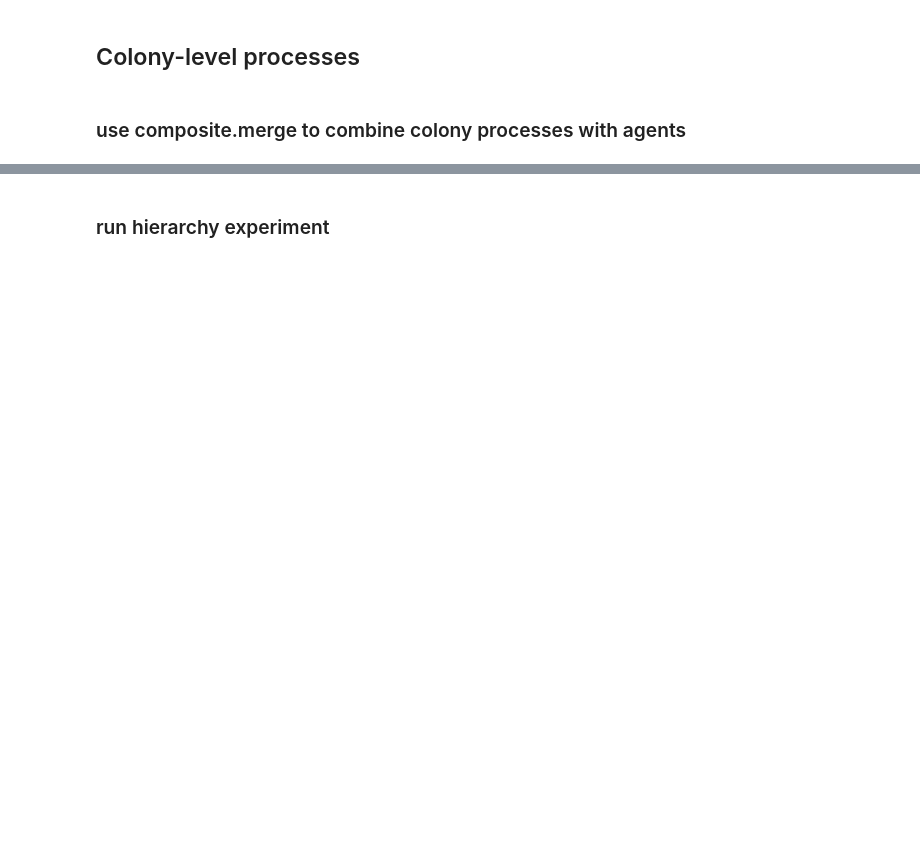
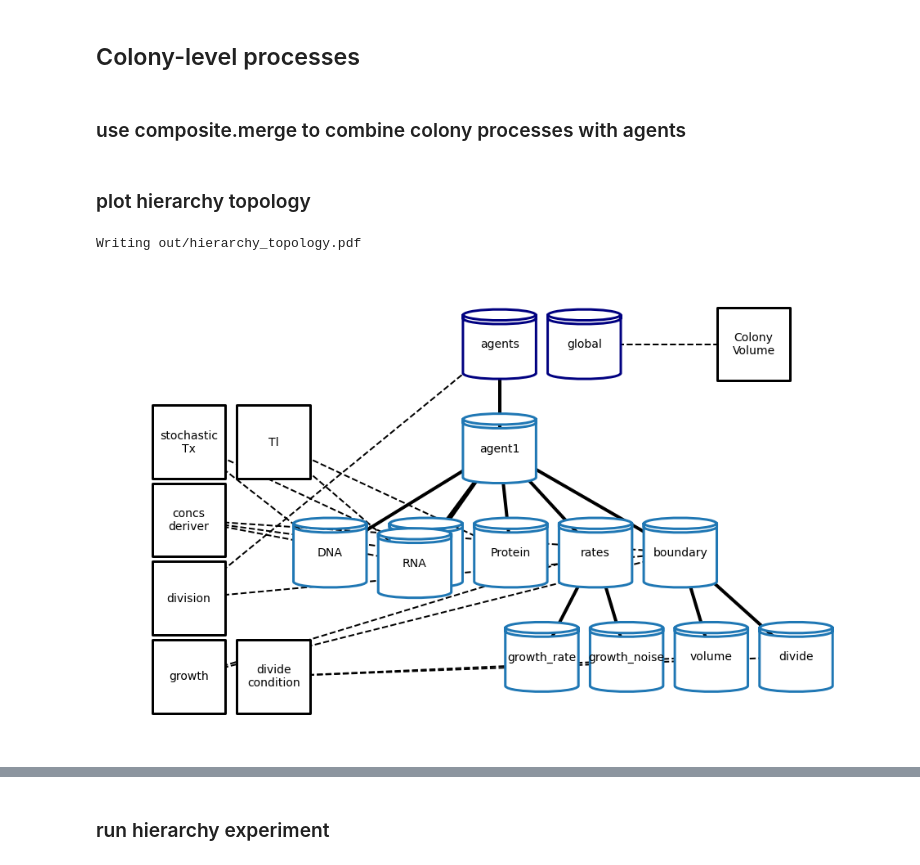
Before and after one commit to vivarium-collective/vivarium-notebooks, a Jupyter notebook: notebooks/Vivarium_interface_basics.ipynb, the cells around one changed output, grey strips where cells are left out. Drawn from its saved outputs; the diff is of its cells as text; code cells hidden in the pictures; blank space fills up the shorter version.

```diff
--- a/notebooks/Vivarium_interface_basics.ipynb
+++ b/notebooks/Vivarium_interface_basics.ipynb
@@ -923 +1008,11 @@ colony_plot_config = {
+# %% [markdown]
+### plot hierarchy topology
+# %%
+fig = plot_topology(
+    txtl_composite,
+    filename='hierarchy_topology.pdf',
+    **hierarchy_topology_plot_config)
+# %% [output]
+Writing out/hierarchy_topology.pdf
+[figure, added]
 # %%
```
Also changed, not shown: parts of 16 cells of this notebook.
